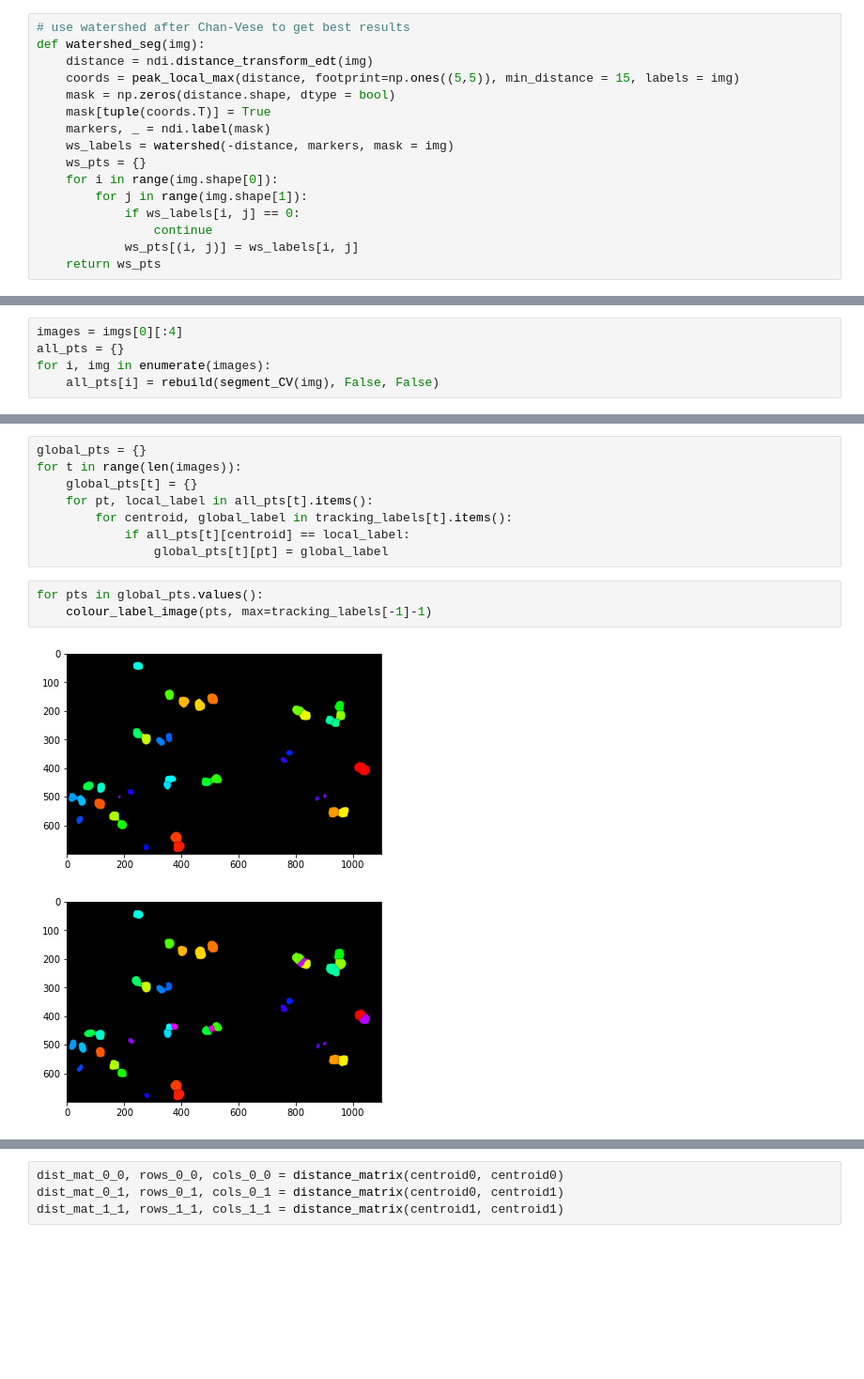
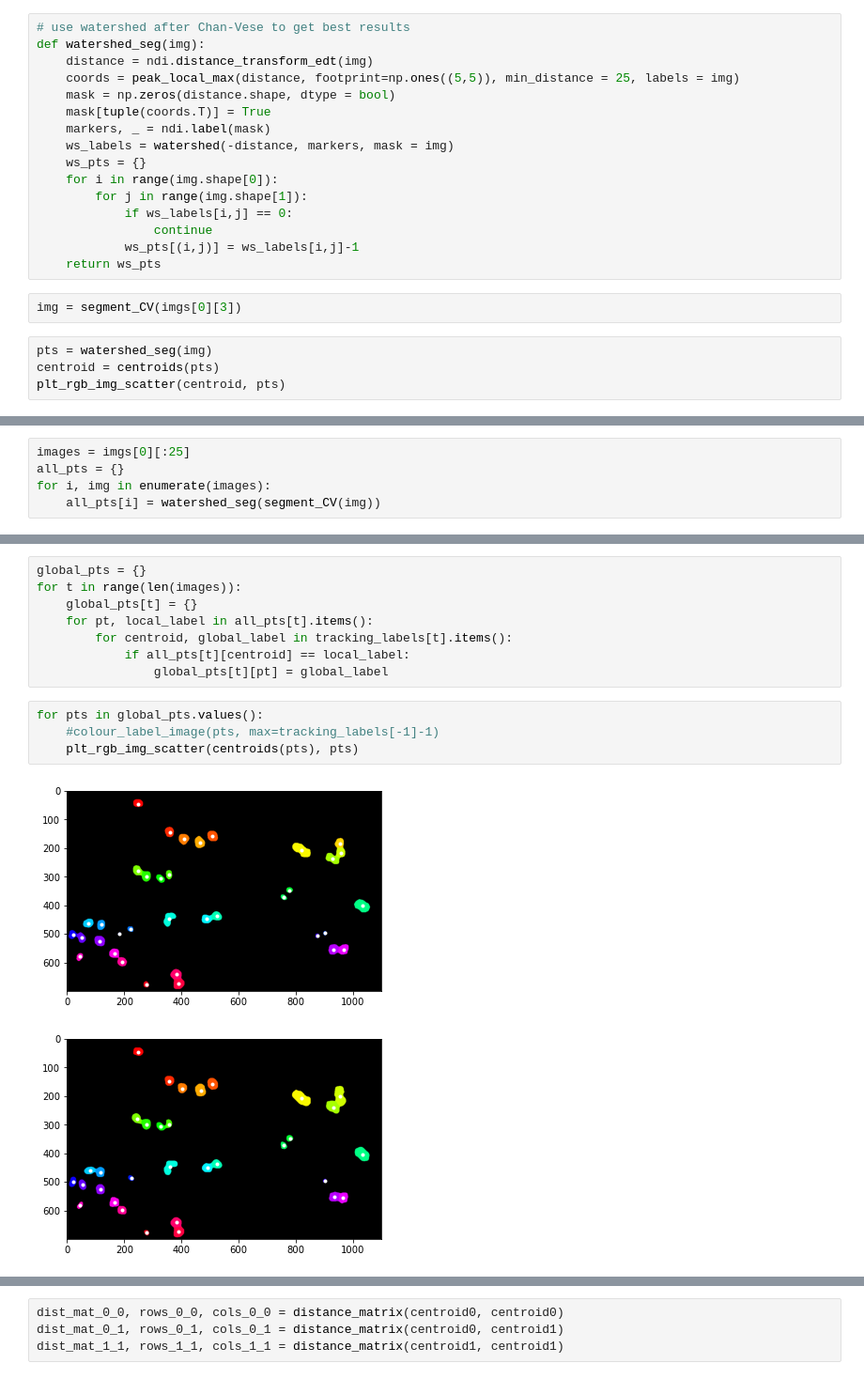
Before and after one commit to moates695/cs9517_Group_Project, a Jupyter notebook: marcus/updated_functions.ipynb, the cells around one changed output, grey strips where cells are left out. Shown at 94% size. Saved outputs shown, nothing was run; the diff lists cells and outputs as text; blank space fills up the shorter version.

```diff
--- a/marcus/updated_functions.ipynb
+++ b/marcus/updated_functions.ipynb
@@ -437,7 +437,7 @@ plt_rgb_img_scatter(ws_centroid, ws_pts)
 # use watershed after Chan-Vese to get best results
 def watershed_seg(img):
     distance = ndi.distance_transform_edt(img)
-    coords = peak_local_max(distance, footprint=np.ones((5,5)), min_distance = 15, labels = img)
+    coords = peak_local_max(distance, footprint=np.ones((5,5)), min_distance = 25, labels = img)
     mask = np.zeros(distance.shape, dtype = bool)
     mask[tuple(coords.T)] = True
     markers, _ = ndi.label(mask)
@@ -445,7 +445,13 @@ def watershed_seg(img):
     ws_pts = {}
     for i in range(img.shape[0]):
         for j in range(img.shape[1]):
-            if ws_labels[i, j] == 0:
+            if ws_labels[i,j] == 0:
                 continue
-            ws_pts[(i, j)] = ws_labels[i, j]
+            ws_pts[(i,j)] = ws_labels[i,j]-1
     return ws_pts
+# %%
+img = segment_CV(imgs[0][3])
+# %%
+pts = watershed_seg(img)
+centroid = centroids(pts)
+plt_rgb_img_scatter(centroid, pts)
@@ -646,7 +664,7 @@ def distance_matrix(centroids1, centroids2):
 def track_cells(imgs):
     pass
 # %%
-images = imgs[0][:4]
+images = imgs[0][:25]
 all_pts = {}
 for i, img in enumerate(images):
-    all_pts[i] = rebuild(segment_CV(img), False, False)
+    all_pts[i] = watershed_seg(segment_CV(img))
@@ -683,7 +719,8 @@ for t in range(len(images)):
                 global_pts[t][pt] = global_label
 # %%
 for pts in global_pts.values():
-    colour_label_image(pts, max=tracking_labels[-1]-1)
+    #colour_label_image(pts, max=tracking_labels[-1]-1)
+    plt_rgb_img_scatter(centroids(pts), pts)
 # %% [output]
-[figure, old version]
+[figure, new version]
-[figure, old version]
+[figure, new version]
```
Also changed, not shown: parts of 7 cells of this notebook.
